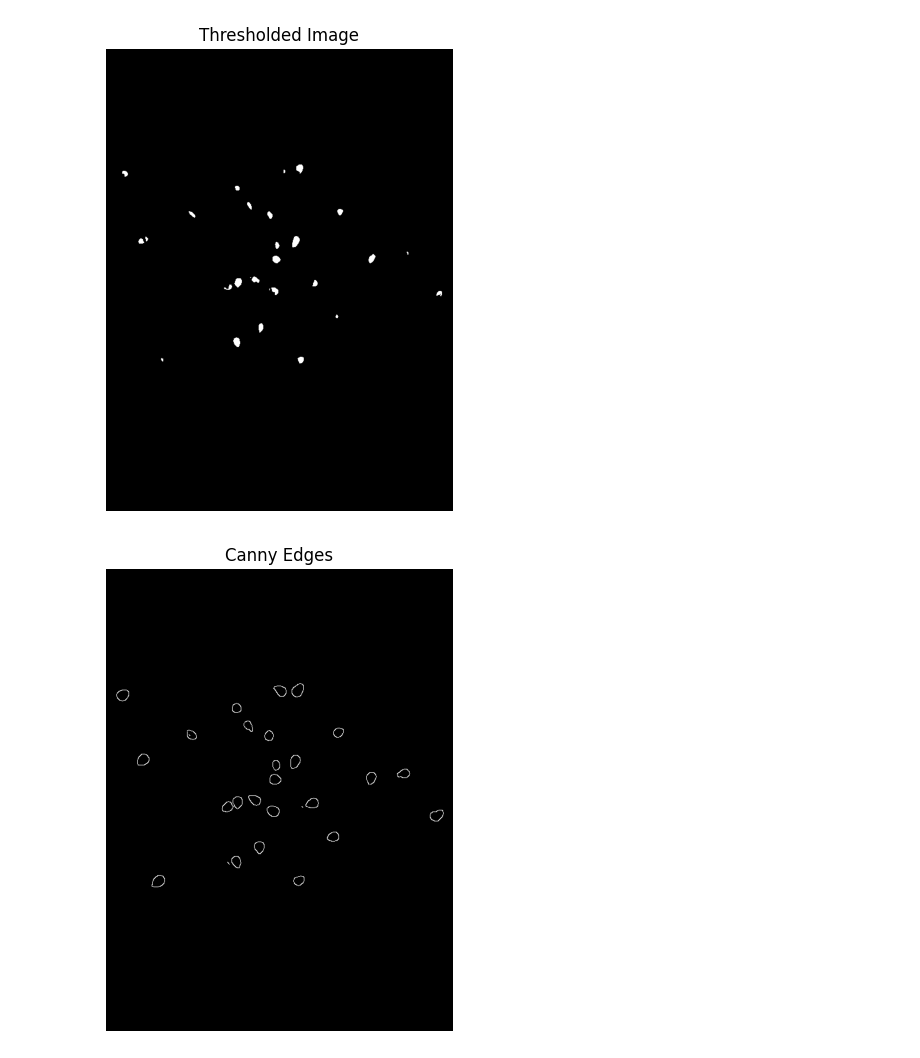
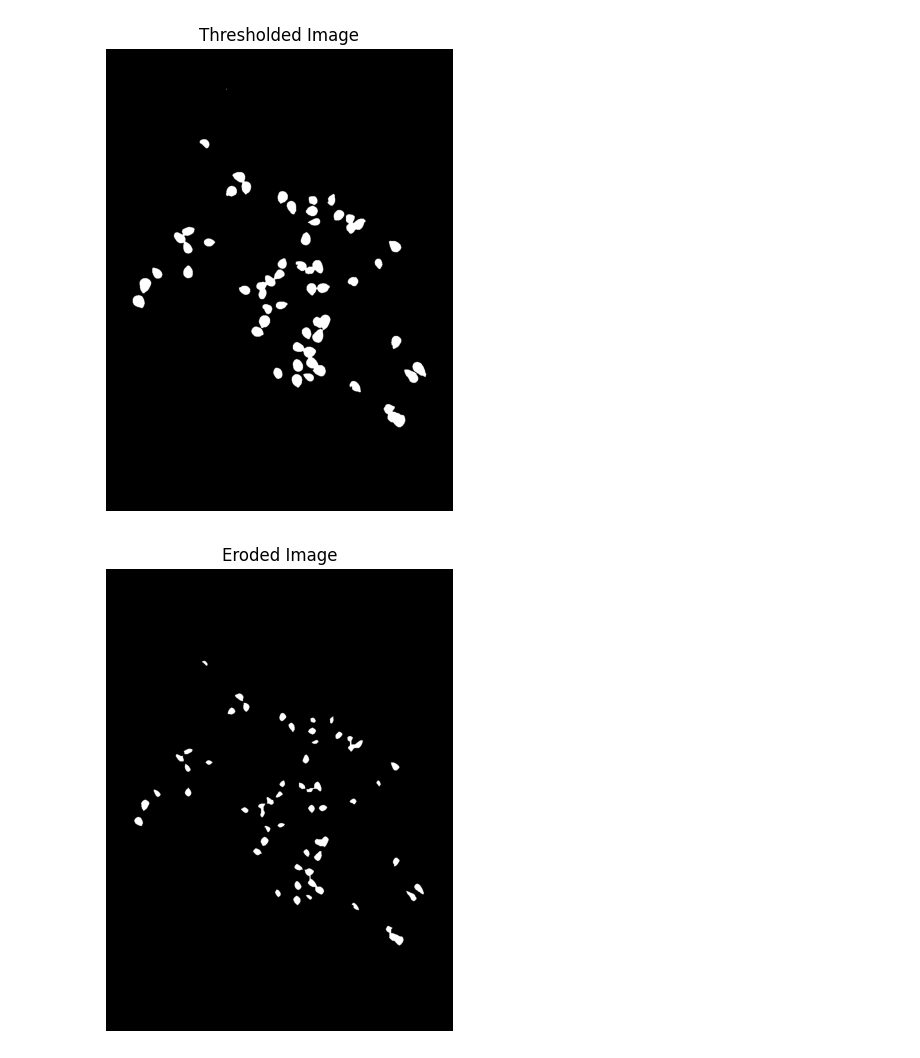
Before and after one commit to piedro404/agro-grain-analyzer, a Jupyter notebook: analyze_ai.ipynb, the cells around one changed output. Drawn from its saved outputs; the diff is of its cells as text; code cells hidden in the pictures.

```diff
--- a/analyze_ai.ipynb
+++ b/analyze_ai.ipynb
@@ -42,10 +46,12 @@ show_image("Blurred Image", blur)
 # %%
-_, thresh = cv2.threshold(blur, 200, 255, cv2.THRESH_BINARY)
+_, thresh = cv2.threshold(blur, 160, 255, cv2.THRESH_BINARY)
 show_image("Thresholded Image", thresh)
 # %% [output]
-[figure, old version]
+[figure, new version]
-# %%
-canny1 = cv2.Canny(blur, 180, 200)
-show_image("Canny Edges", canny1)
-# %% [output]
-[figure, removed]
+# %%
+kernel = cv2.getStructuringElement(cv2.MORPH_RECT, (9, 9))
+eroded = cv2.erode(thresh, kernel, iterations=1)
+
+show_image("Eroded Image", eroded)
+# %% [output]
+[figure, added]
```
Also changed, not shown: parts of 7 cells of this notebook, 10 other files.
